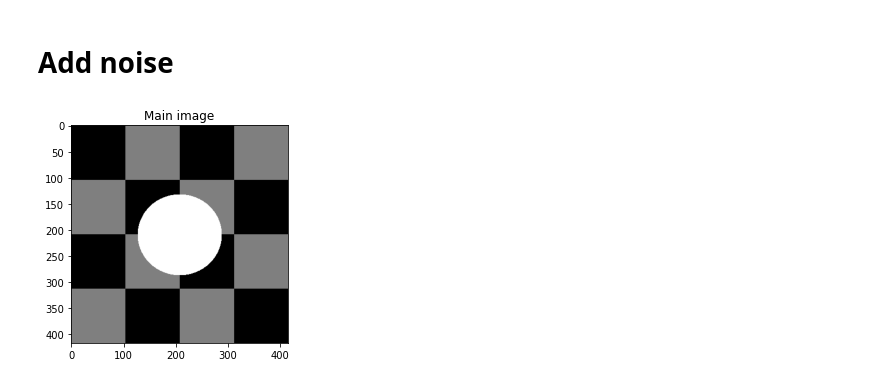
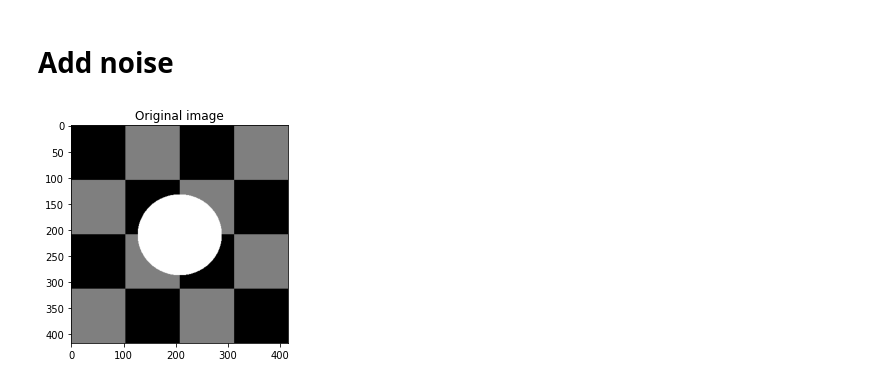
Before and after one commit to aaBadri/image-segmentation-mrf, a Jupyter notebook: add-gaussian-noise.ipynb, the cells around one changed output. Drawn from its saved outputs; the diff is of its cells as text; code cells hidden in the pictures.

```diff
--- a/add-gaussian-noise.ipynb
+++ b/add-gaussian-noise.ipynb
@@ -9,10 +9,10 @@ import matplotlib.image as mpimg
 import skimage
 # %%
 plt.imshow(mpimg.imread("./input/test1.bmp"))
-plt.title("Main image")
+plt.title("Original image")
 plt.show()
 # %% [output]
-[figure, old version]
+[figure, new version]
 # %%
 def add_gaussian_noise(load_path, save_path, mean, var):
     original_img = cv2.imread(load_path)
```
Also changed, not shown: parts of 5 cells of this notebook, 4 other files.
